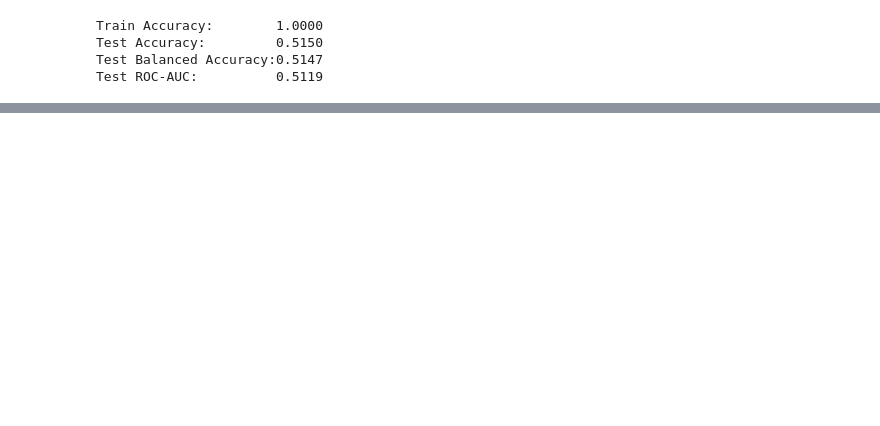
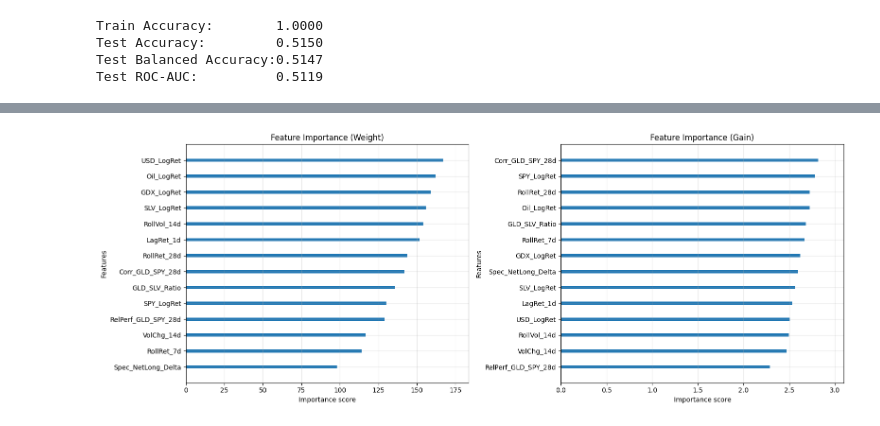
Before and after one commit to jade-lam/CQF, a Jupyter notebook: CQF_Exam_3.ipynb, the cells around one changed output, grey strips where cells are left out. Saved outputs shown, nothing was run; the diff lists cells and outputs as text; code cells hidden in the pictures; blank space fills up the shorter version.

```diff
--- a/CQF_Exam_3.ipynb
+++ b/CQF_Exam_3.ipynb
@@ -1407,0 +1608,16 @@ The base model achieves perfect training accuracy (1.00) but only 51.5% test acc
+# %%
+# Feature Importance by Gain
+fig, axes = plt.subplots(1, 2, figsize=(16, 6))
+
+plot_importance(tuned_model, importance_type='weight', ax=axes[0], show_values=False)
+axes[0].set_title('Feature Importance (Weight)')
+axes[0].grid(True, alpha=0.3)
+
+plot_importance(tuned_model, importance_type='gain', ax=axes[1], show_values=False)
+axes[1].set_title('Feature Importance (Gain)')
+axes[1].grid(True, alpha=0.3)
+
+plt.tight_layout()
+plt.show()
+# %% [output]
+[figure, added]
```
Also changed, not shown: parts of 17 cells of this notebook.
